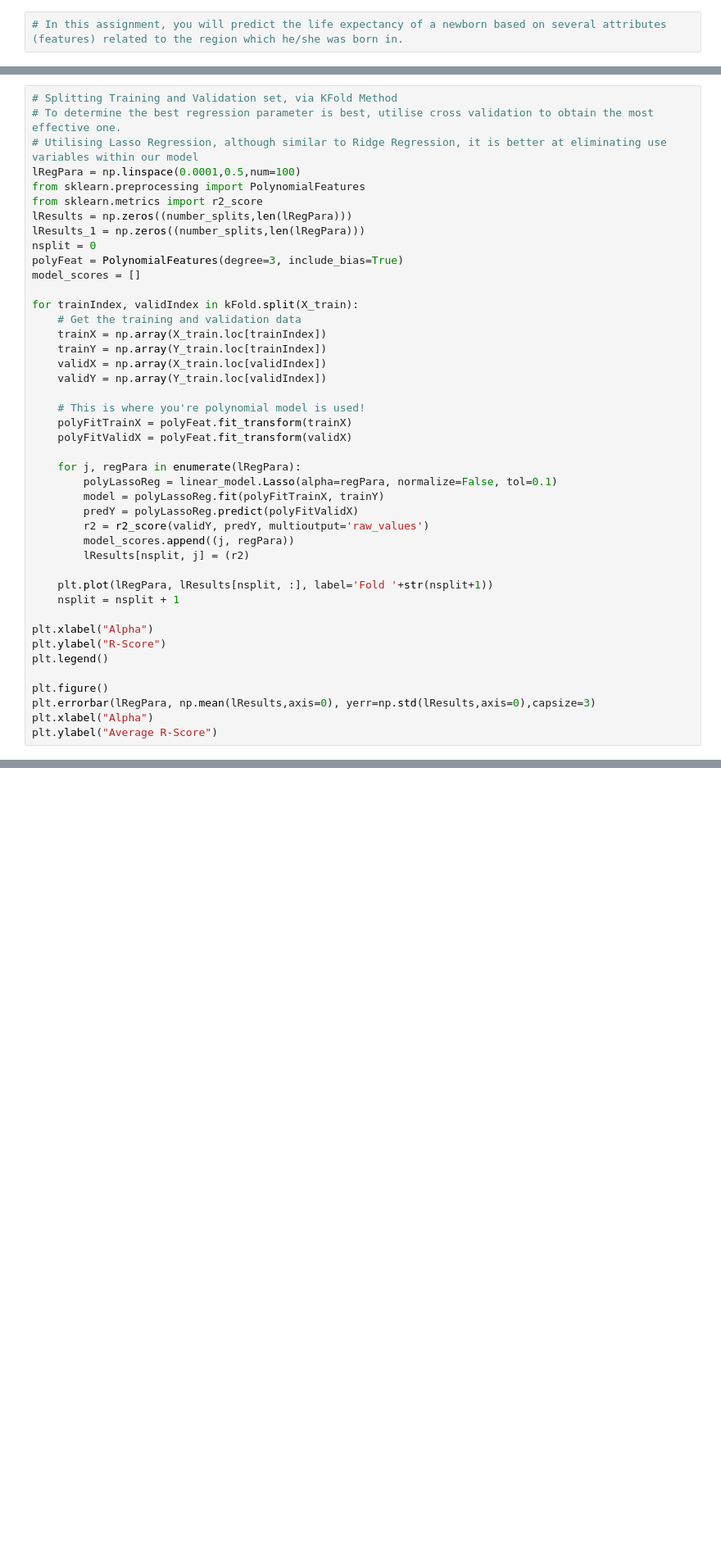
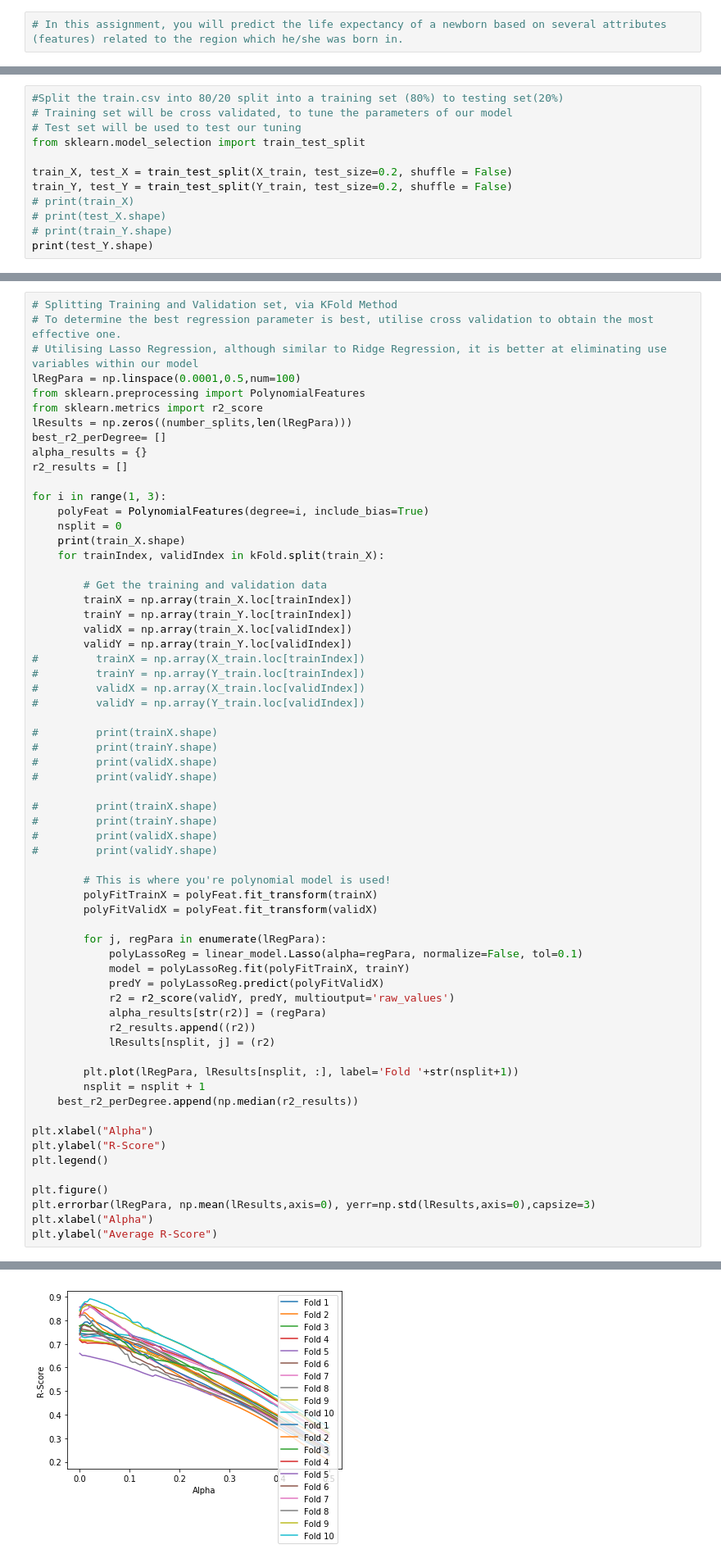
Before and after one commit to nugyn/ML-Assignment-1, a Jupyter notebook: Assignment-1.ipynb, the cells around one changed output, grey strips where cells are left out. Shown: that part at 82% size. Cells and saved outputs as stored; diff of their text form; blank space fills up the shorter version.

```diff
--- a/Assignment-1.ipynb
+++ b/Assignment-1.ipynb
@@ -87,0 +99,12 @@ NameError: name 'np' is not defined
+# %%
+#Split the train.csv into 80/20 split into a training set (80%) to testing set(20%)
+# Training set will be cross validated, to tune the parameters of our model
+# Test set will be used to test our tuning
+from sklearn.model_selection import train_test_split
+
+train_X, test_X = train_test_split(X_train, test_size=0.2, shuffle = False)
+train_Y, test_Y = train_test_split(Y_train, test_size=0.2, shuffle = False)
+# print(train_X)
+# print(test_X.shape)
+# print(train_Y.shape)
+print(test_Y.shape)
@@ -93,32 +118,52 @@ lRegPara = np.linspace(0.0001,0.5,num=100)
 from sklearn.preprocessing import PolynomialFeatures
 from sklearn.metrics import r2_score
 lResults = np.zeros((number_splits,len(lRegPara)))
-lResults_1 = np.zeros((number_splits,len(lRegPara)))
-nsplit = 0
-polyFeat = PolynomialFeatures(degree=3, include_bias=True)
-model_scores = []
+best_r2_perDegree= []
+alpha_results = {}
+r2_results = []
 
-for trainIndex, validIndex in kFold.split(X_train):
-    # Get the training and validation data
-    trainX = np.array(X_train.loc[trainIndex])
-    trainY = np.array(Y_train.loc[trainIndex])
-    validX = np.array(X_train.loc[validIndex])
-    validY = np.array(Y_train.loc[validIndex])
+for i in range(1, 3):
+    polyFeat = PolynomialFeatures(degree=i, include_bias=True)
+    nsplit = 0
+    print(train_X.shape)
+    for trainIndex, validIndex in kFold.split(train_X):
 
-    # This is where you're polynomial model is used!
-    polyFitTrainX = polyFeat.fit_transform(trainX)
-    polyFitValidX = polyFeat.fit_transform(validX)
+        # Get the training and validation data
+        trainX = np.array(train_X.loc[trainIndex])
+        trainY = np.array(train_Y.loc[trainIndex])
+        validX = np.array(train_X.loc[validIndex])
+        validY = np.array(train_Y.loc[validIndex])
+#         trainX = np.array(X_train.loc[trainIndex])
+#         trainY = np.array(Y_train.loc[trainIndex])
+#         validX = np.array(X_train.loc[validIndex])
+#         validY = np.array(Y_train.loc[validIndex])
 
-    for j, regPara in enumerate(lRegPara):
-        polyLassoReg = linear_model.Lasso(alpha=regPara, normalize=False, tol=0.1)
-        model = polyLassoReg.fit(polyFitTrainX, trainY)
-        predY = polyLassoReg.predict(polyFitValidX)
-        r2 = r2_score(validY, predY, multioutput='raw_values')
-        model_scores.append((j, regPara))
-        lResults[nsplit, j] = (r2)
+#         print(trainX.shape)
+#         print(trainY.shape)
+#         print(validX.shape)
+#         print(validY.shape)
 
-    plt.plot(lRegPara, lResults[nsplit, :], label='Fold '+str(nsplit+1))
-    nsplit = nsplit + 1
+#         print(trainX.shape)
+#         print(trainY.shape)
+#         print(validX.shape)
+#         print(validY.shape)
+
+        # This is where you're polynomial model is used!
+        polyFitTrainX = polyFeat.fit_transform(trainX)
+        polyFitValidX = polyFeat.fit_transform(validX)
+
+        for j, regPara in enumerate(lRegPara):
+            polyLassoReg = linear_model.Lasso(alpha=regPara, normalize=False, tol=0.1)
+            model = polyLassoReg.fit(polyFitTrainX, trainY)
+            predY = polyLassoReg.predict(polyFitValidX)
+            r2 = r2_score(validY, predY, multioutput='raw_values')
+            alpha_results[str(r2)] = (regPara)
+            r2_results.append((r2))
+            lResults[nsplit, j] = (r2)
+
+        plt.plot(lRegPara, lResults[nsplit, :], label='Fold '+str(nsplit+1))
+        nsplit = nsplit + 1
+    best_r2_perDegree.append(np.median(r2_results))
 
 plt.xlabel("Alpha")
 plt.ylabel("R-Score")
@@ -132,0 +180 @@ NameError: name 'np' is not defined
+[figure, added]
```
Also changed, not shown: parts of 16 cells of this notebook, 1 other file.
